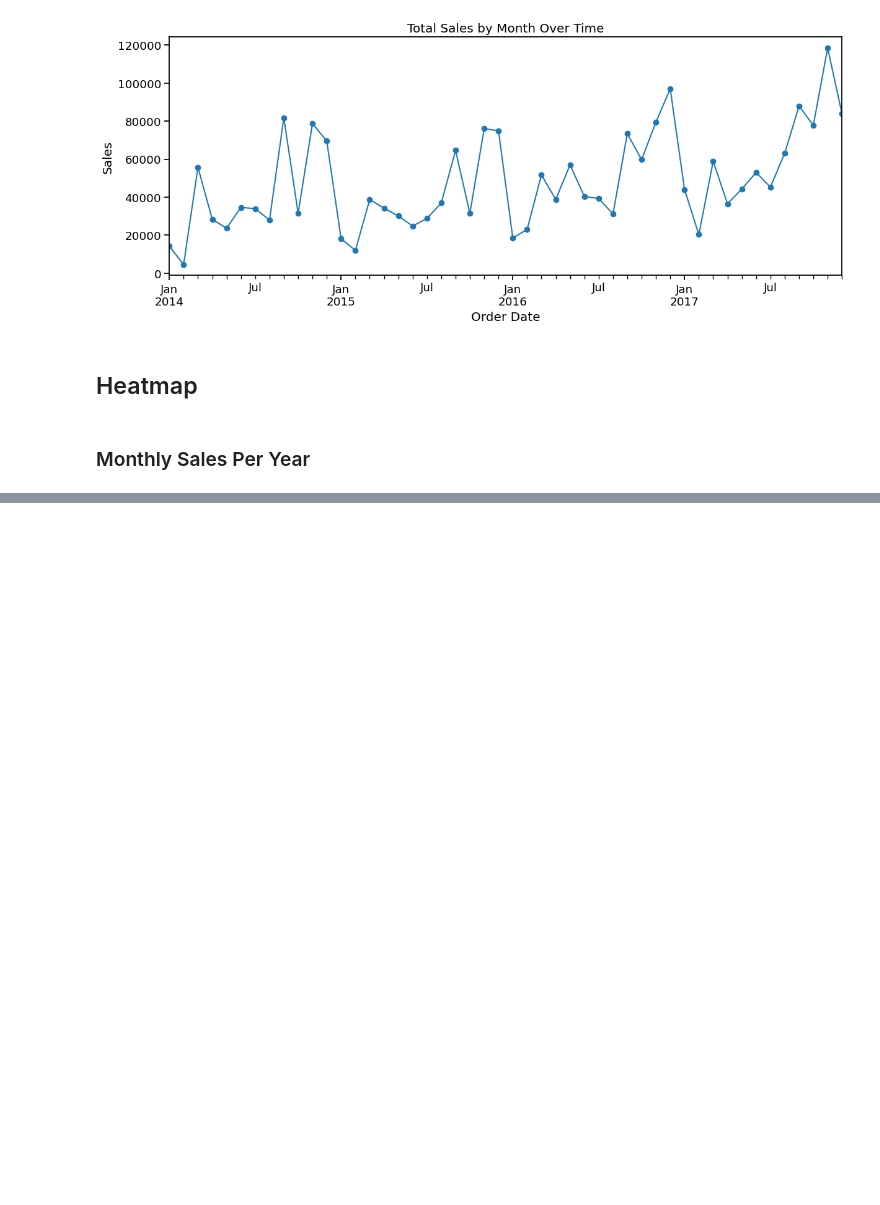
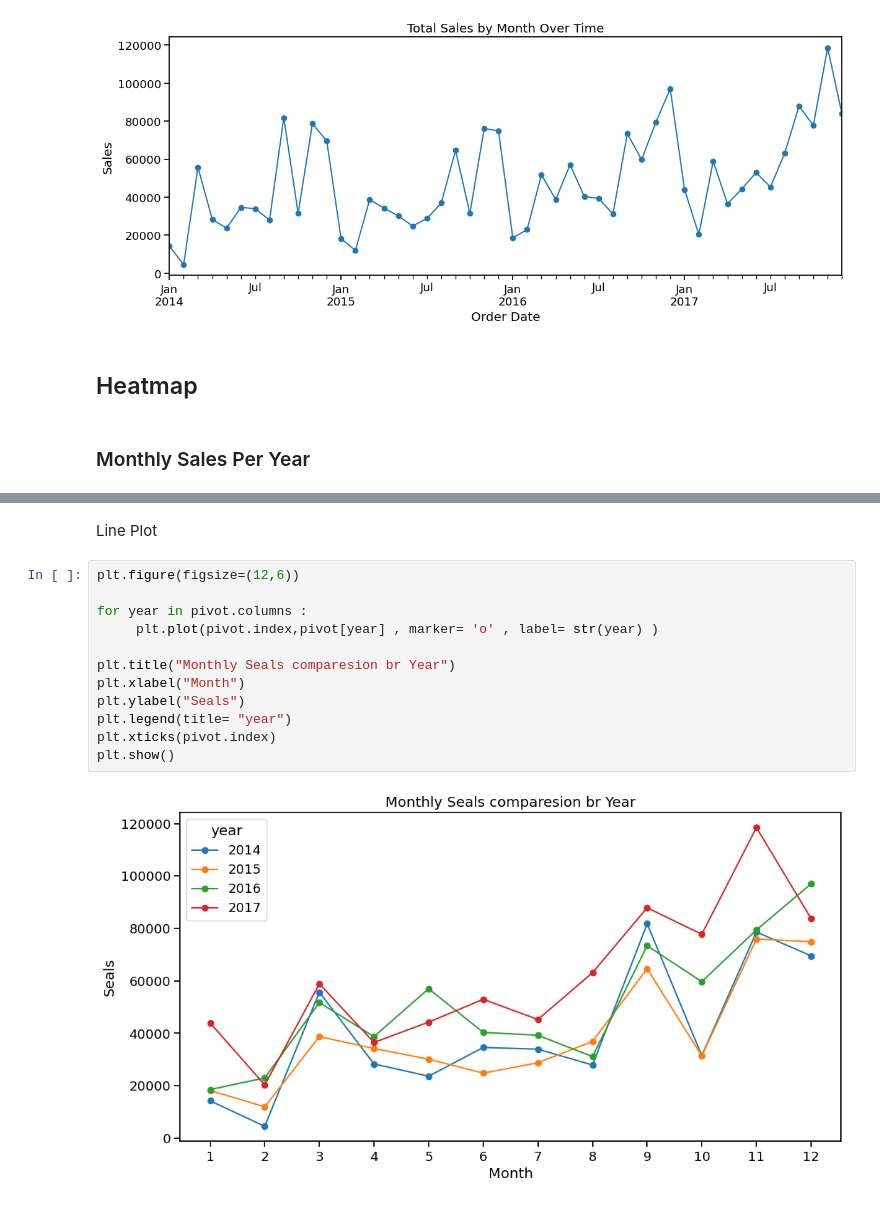
Before and after one commit to ar3haa/Data-Analysis-For-Superstore-Dataset, a Jupyter notebook: dat_analysis_superstore_dataset.ipynb, the cells around one changed output, grey strips where cells are left out. Drawn from its saved outputs; the diff is of its cells as text; blank space fills up the shorter version.

```diff
--- a/dat_analysis_superstore_dataset.ipynb
+++ b/dat_analysis_superstore_dataset.ipynb
@@ -174,0 +186,16 @@ plt.show()
+# %% [markdown]
+Line Plot
+# %%
+plt.figure(figsize=(12,6))
+
+for year in pivot.columns :
+     plt.plot(pivot.index,pivot[year] , marker= 'o' , label= str(year) )
+
+plt.title("Monthly Seals comparesion br Year")
+plt.xlabel("Month")
+plt.ylabel("Seals")
+plt.legend(title= "year")
+plt.xticks(pivot.index)
+plt.show()
+# %% [output]
+[figure, added]
```
Also changed, not shown: parts of 20 cells of this notebook.
